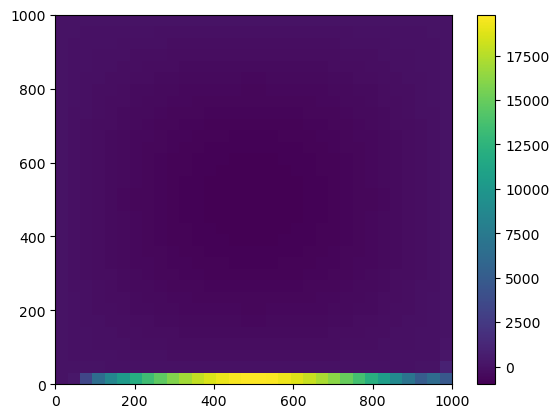
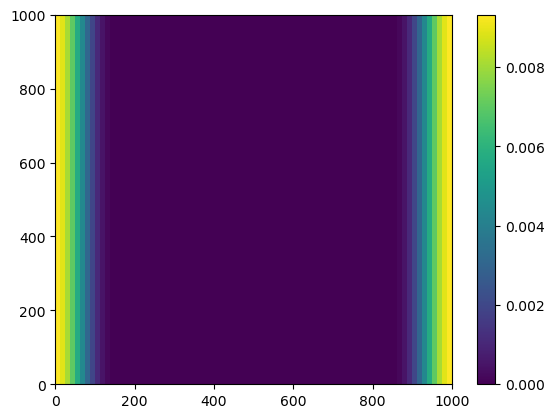
Unified diff of the notebook cell whose output changed from the first chart to the second:
--- before
+++ after
@@ -1 +1 @@
-plt.pcolormesh(M.x1/1e3, M.y1/1e3, eta[:,:,10]); plt.colorbar();
+plt.pcolormesh(M.x1/1e3, M.y1/1e3, eta[:,:,-1]); plt.colorbar();

Commit: Debugged f and g motions